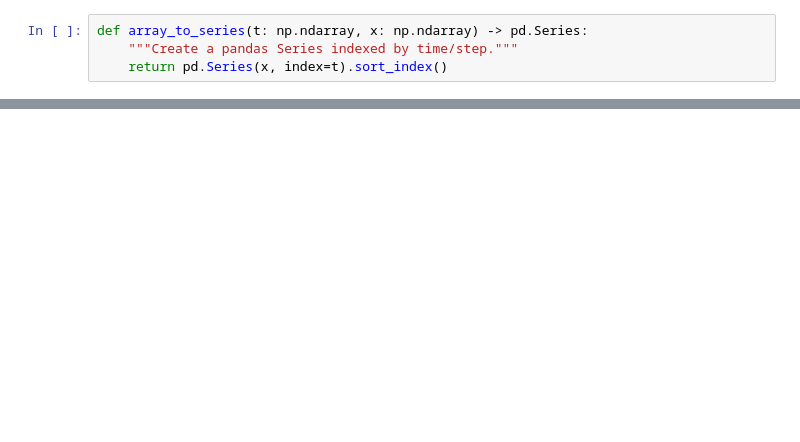
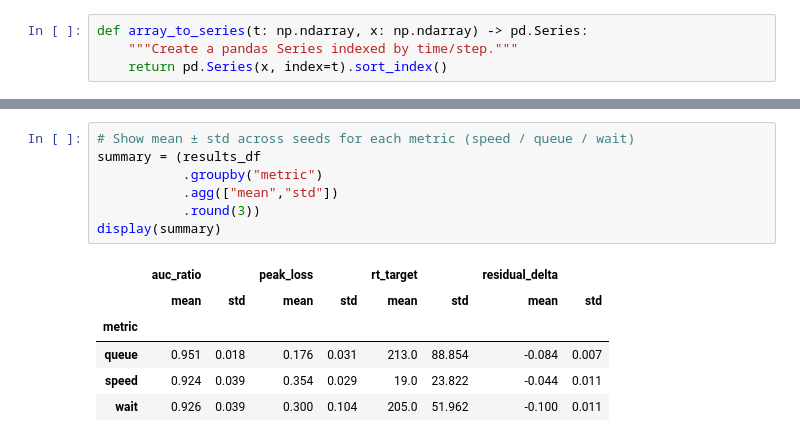
Before and after one commit to wissem18/MacLight, a Jupyter notebook: reselience_analysis.ipynb, the cells around one changed output, grey strips where cells are left out. Drawn from its saved outputs; the diff is of its cells as text; blank space fills up the shorter version.

```diff
--- a/reselience_analysis.ipynb
+++ b/reselience_analysis.ipynb
@@ -106,0 +121,14 @@ res_df
+# %%
+# Show mean ± std across seeds for each metric (speed / queue / wait)
+summary = (results_df
+           .groupby("metric")
+           .agg(["mean","std"])
+           .round(3))
+display(summary)
+# %% [output]
+|  | auc_ratio |  | peak_loss |  | rt_target |  | residual_delta |  |
+|  | mean | std | mean | std | mean | std | mean | std |
+| metric |  |  |  |  |  |  |  |  |
+| queue | 0.951 | 0.018 | 0.176 | 0.031 | 213.0 | 88.854 | -0.084 | 0.007 |
+| speed | 0.924 | 0.039 | 0.354 | 0.029 | 19.0 | 23.822 | -0.044 | 0.011 |
+| wait | 0.926 | 0.039 | 0.300 | 0.104 | 205.0 | 51.962 | -0.100 | 0.011 |
```
Also changed, not shown: parts of 6 cells of this notebook, 3 other files.
